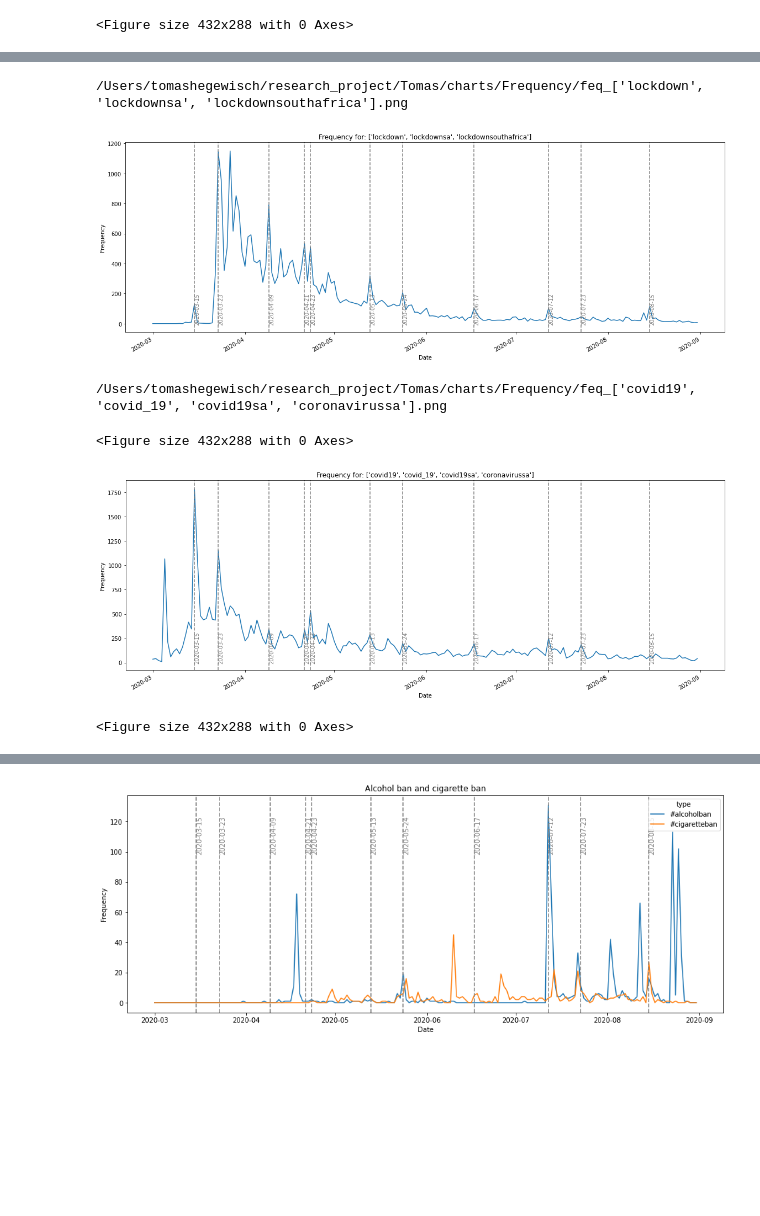
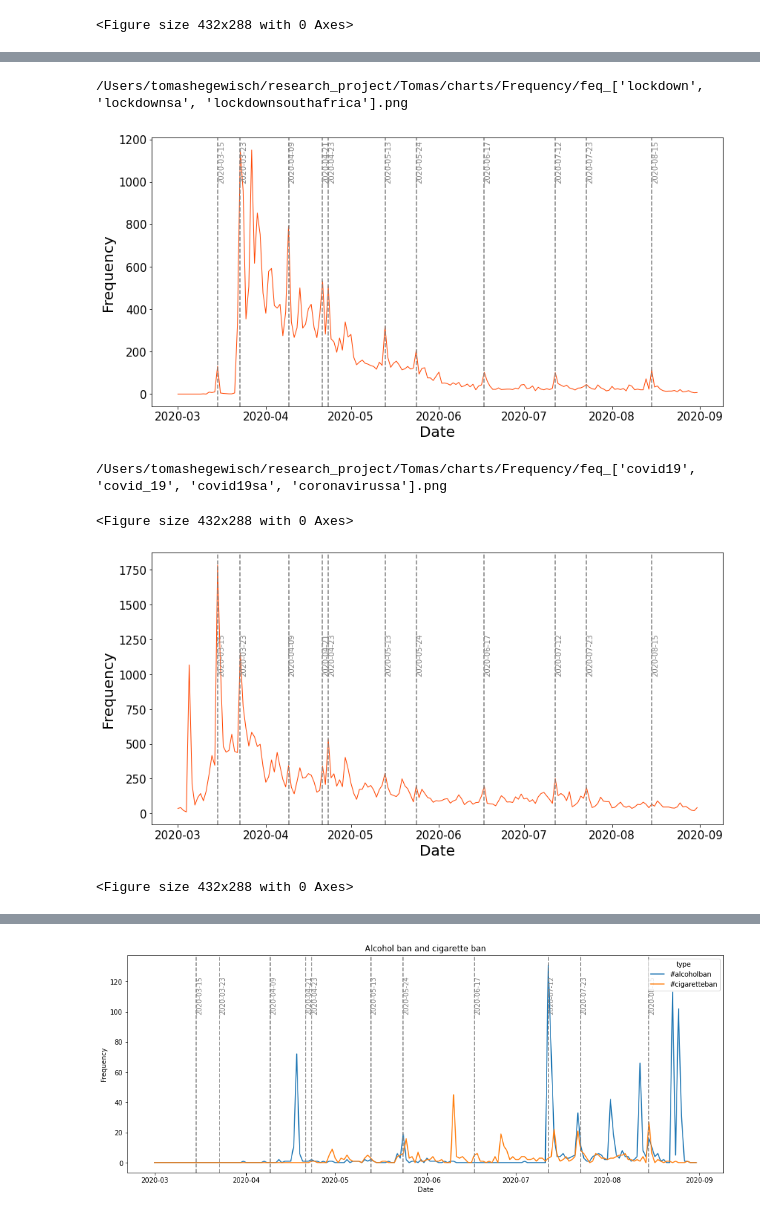
Before and after one commit to tomashege/research_project, a Jupyter notebook: Tomas/notebooks/tweet_analysis.ipynb, the cells around one changed output, grey strips where cells are left out. Saved outputs shown, nothing was run; the diff lists cells and outputs as text; code cells hidden in the pictures; blank space fills up the shorter version.

```diff
--- a/Tomas/notebooks/tweet_analysis.ipynb
+++ b/Tomas/notebooks/tweet_analysis.ipynb
@@ -262,11 +262,12 @@ def build_dt(df):
 #post_feq = tweets.groupby('date', as_index=False).size()
 post_feq = pd.DataFrame(build_dt(tweets[tweets['hashtags'].apply(lambda x: True)]), columns=['date', 'count'])
 
-plt.figure(figsize=(16, 6))
+plt.figure(figsize=(12, 6))
 p = sns.lineplot(data=post_feq,
                      x='date',
                      y='count',
-                     color = 'orangered')
+                     color = 'orangered',
+                     linewidth = 2)
 
 p.tick_params(labelsize=15)
 p.set_xlabel("Date",fontsize=20)
@@ -310,11 +311,14 @@ def get_time_line_of_hastages(find_word, pos):
     specific_hastage_tweets = tweets[tweets['hashtags'].apply(lambda x : get_if_hastag(x)) == True]
     post_feq = pd.DataFrame(build_dt(specific_hastage_tweets), columns=['date', 'count'])
 
-    plt.figure(figsize=(16, 6))
-    p = sns.lineplot(x='Date',
-                 y='Frequency',
-                color = 'orangered',
-                 data=post_feq.rename(columns={"count": "Frequency","date":"Date"})).tick_params(labelsize=15)
+    plt.figure(figsize=(12, 6))
+    p = sns.lineplot(data=post_feq,
+                     x='date',
+                     y='count',
+                     color = 'orangered',
+                     linewidth = 1)
+    p.set_xlabel("Date",fontsize=20)
+    p.set_ylabel("Frequency",fontsize=20)
     #.get_figure().set_xlabel("Date",fontsize=20)
 #     p.axhline(0, color='black', lw=2)
 #     p.set_xlabel("Date",fontsize=20)
@@ -367,52 +382,55 @@ AttributeError: 'NoneType' object has no attribute 'get_figure'
 # we are going to combine things togetehr.
 # plot the timeline frequency for popular hastags for the 6 months.
 #
-
 tweets['hashtags'] = tweets['hashtags'].apply(set)
 # very nice way of doing things is to make sure thats its in a set.
 def subset_hashtags(hashtags):
     return tweets['hashtags'].apply(lambda x: not set(hashtags).isdisjoint(x))
 
 def get_time_line_of_hastages(hashtag_list):
-#     specific_hastage_tweets = tweets[tweets['hashtags'].apply(lambda x : get_if_hastag(x)) == True]
+#    specific_hastage_tweets = tweets[tweets['hashtags'].apply(lambda x : get_if_hastag(x)) == True]
     specific_hastage_tweets = tweetsl = tweets[subset_hashtags(hashtag_list)]
     post_feq = pd.DataFrame(build_dt(specific_hastage_tweets), columns=['date', 'count'])
-
-    plt.figure(figsize=(16, 6))
-    sns.lineplot(x='Date',
-                 y='Frequency',
-                 data=post_feq.rename(columns={"count": "Frequency","date":"Date"})).set_title("Frequency for: "+str(hashtag_list)).get_figure().autofmt_xdate()
+    plt.figure(figsize=(12, 6))
+    p = sns.lineplot(data=post_feq,
+                     x='date',
+                     y='count',
+                     color = 'orangered',
+                     linewidth = 1)
+    p.tick_params(labelsize=15)
+    p.set_xlabel("Date",fontsize=20)
+    p.set_ylabel("Frequency",fontsize=20)
     pres_speaks_dates =[
     '2020-03-15',
     '2020-03-23',
     '2020-04-09',
     '2020-04-21',
     '2020-04-23',
     '2020-05-13',
     '2020-05-24',
     '2020-06-17',
     '2020-07-12',
     '2020-07-23',
     '2020-08-15']
 
     for i in pres_speaks_dates:
         plt.axvline(i, c='grey', ls = "--", label = str(i))
-        plt.text(i,0,i,rotation=90, c = "grey")
+        plt.text(i,1000,i,rotation=90, c = "grey")
 
     plt.tight_layout()
     print("/Users/tomashegewisch/research_project/Tomas/charts/Frequency/feq_"+str(hashtag_list)+".png")
     plt.savefig("/Users/tomashegewisch/research_project/Tomas/charts/combined_frequency/feq_"+str(hashtag_list)+".png", dpi=300)
     plt.show()
     plt.clf()
 
 get_time_line_of_hastages(['lockdown', 'lockdownsa', 'lockdownsouthafrica'])
 get_time_line_of_hastages(['covid19', 'covid_19', 'covid19sa', 'coronavirussa'])
 # %% [output]
 /Users/tomashegewisch/research_project/Tomas/charts/Frequency/feq_['lockdown', 'lockdownsa', 'lockdownsouthafrica'].png
-[figure, old version]
+[figure, new version]
 /Users/tomashegewisch/research_project/Tomas/charts/Frequency/feq_['covid19', 'covid_19', 'covid19sa', 'coronavirussa'].png
 <Figure size 432x288 with 0 Axes>
-[figure, old version]
+[figure, new version]
 <Figure size 432x288 with 0 Axes>
 # %%
 #ADD groups together for sentimnet
```
Also changed, not shown: parts of 6 cells of this notebook, 15 other files.
